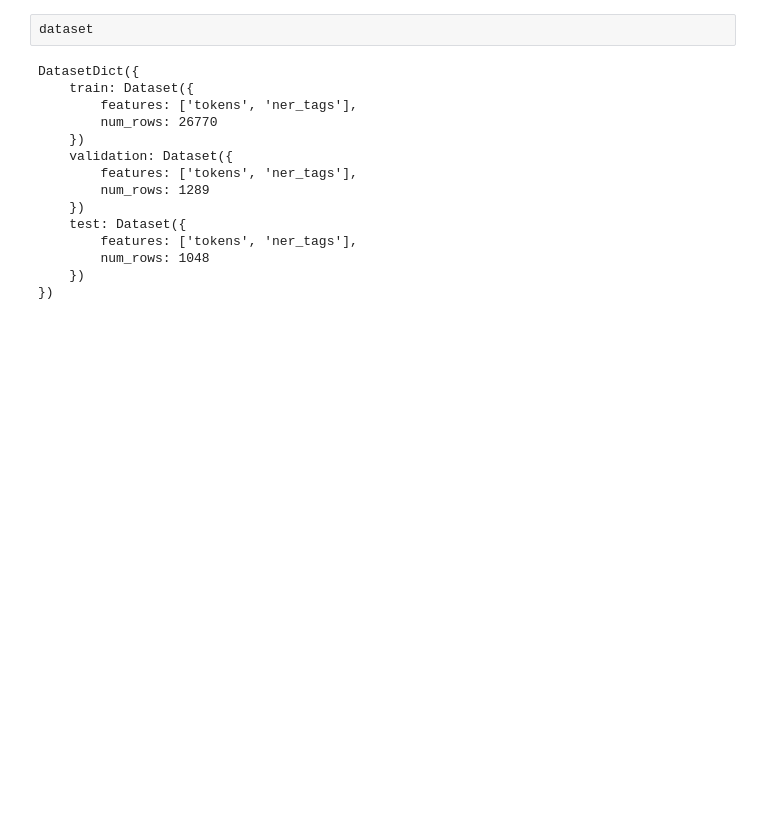
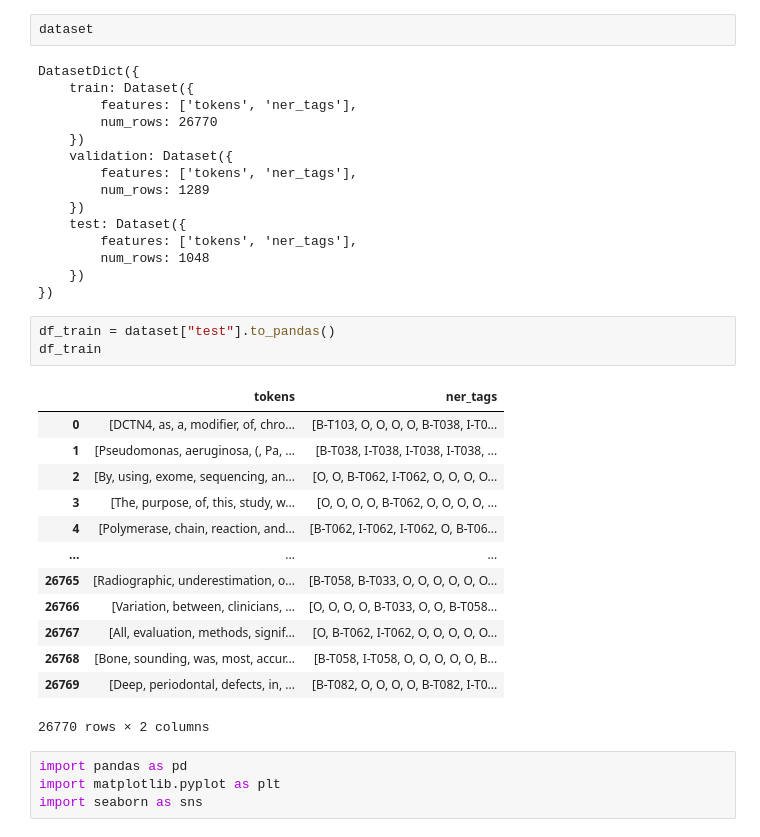
Before and after one commit to shashj/bioner-jupyter-collection, a Jupyter notebook: datasets/medmentions/EDA.ipynb, the cells around one changed output. Saved outputs shown, nothing was run; the diff lists cells and outputs as text; blank space fills up the shorter version.

```diff
--- a/datasets/medmentions/EDA.ipynb
+++ b/datasets/medmentions/EDA.ipynb
@@ -36,3 +36,24 @@ DatasetDict({
         num_rows: 1048
     })
 })
+# %%
+df_train = dataset["test"].to_pandas()
+df_train
+# %% [output]
+|  | tokens | ner_tags |
+| 0 | [DCTN4, as, a, modifier, of, chro... | [B-T103, O, O, O, O, B-T038, I-T0... |
+| 1 | [Pseudomonas, aeruginosa, (, Pa, ... | [B-T038, I-T038, I-T038, I-T038, ... |
+| 2 | [By, using, exome, sequencing, an... | [O, O, B-T062, I-T062, O, O, O, O... |
+| 3 | [The, purpose, of, this, study, w... | [O, O, O, O, B-T062, O, O, O, O, ... |
+| 4 | [Polymerase, chain, reaction, and... | [B-T062, I-T062, I-T062, O, B-T06... |
+| ... | ... | ... |
+| 26765 | [Radiographic, underestimation, o... | [B-T058, B-T033, O, O, O, O, O, O... |
+| 26766 | [Variation, between, clinicians, ... | [O, O, O, O, B-T033, O, O, B-T058... |
+| 26767 | [All, evaluation, methods, signif... | [O, B-T062, I-T062, O, O, O, O, O... |
+| 26768 | [Bone, sounding, was, most, accur... | [B-T058, I-T058, O, O, O, O, O, B... |
+| 26769 | [Deep, periodontal, defects, in, ... | [B-T082, O, O, O, O, B-T082, I-T0... |
+26770 rows × 2 columns
+# %%
+import pandas as pd
+import matplotlib.pyplot as plt
+import seaborn as sns
```
Also changed, not shown: parts of 6 cells of this notebook.
